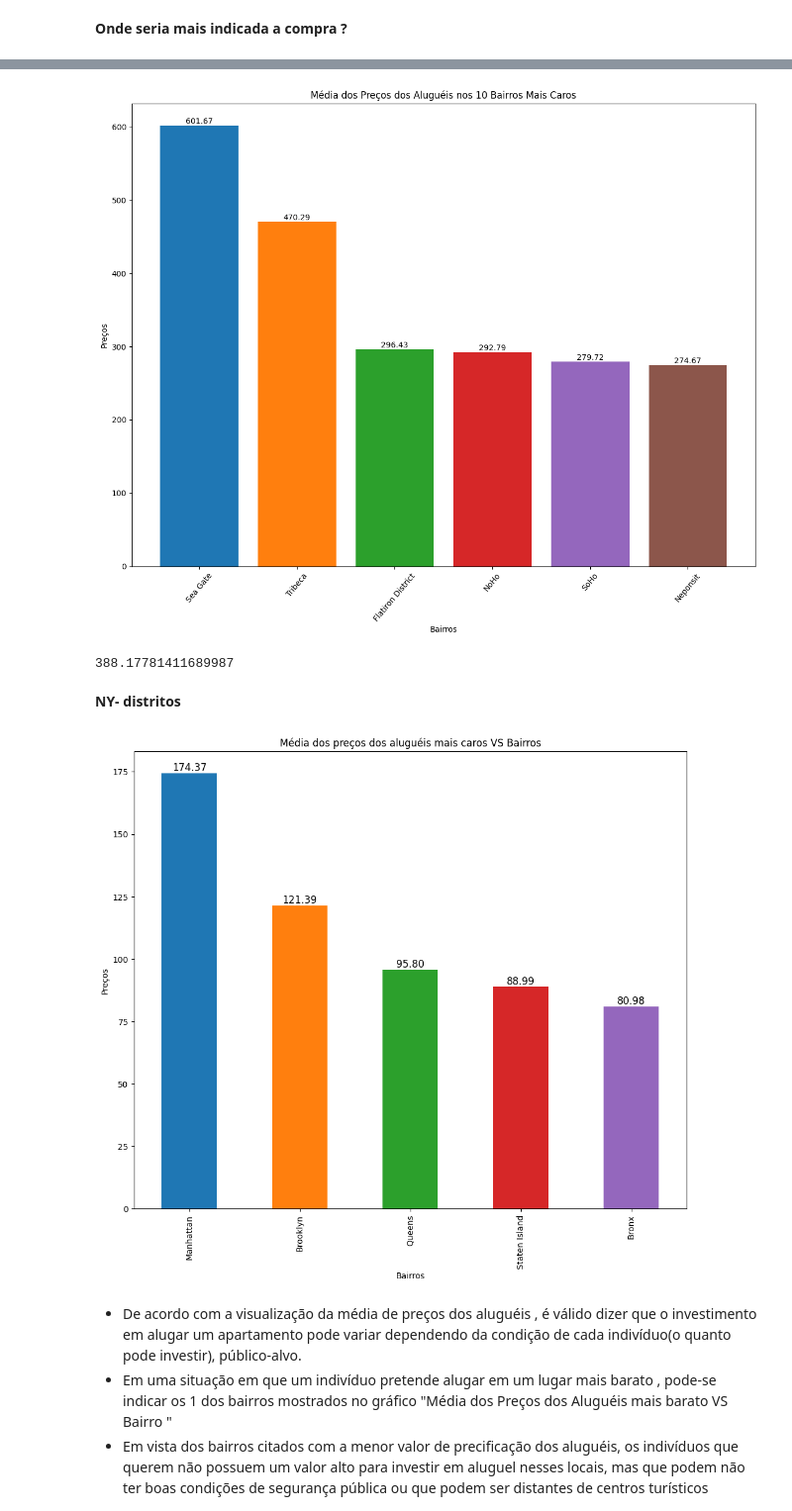
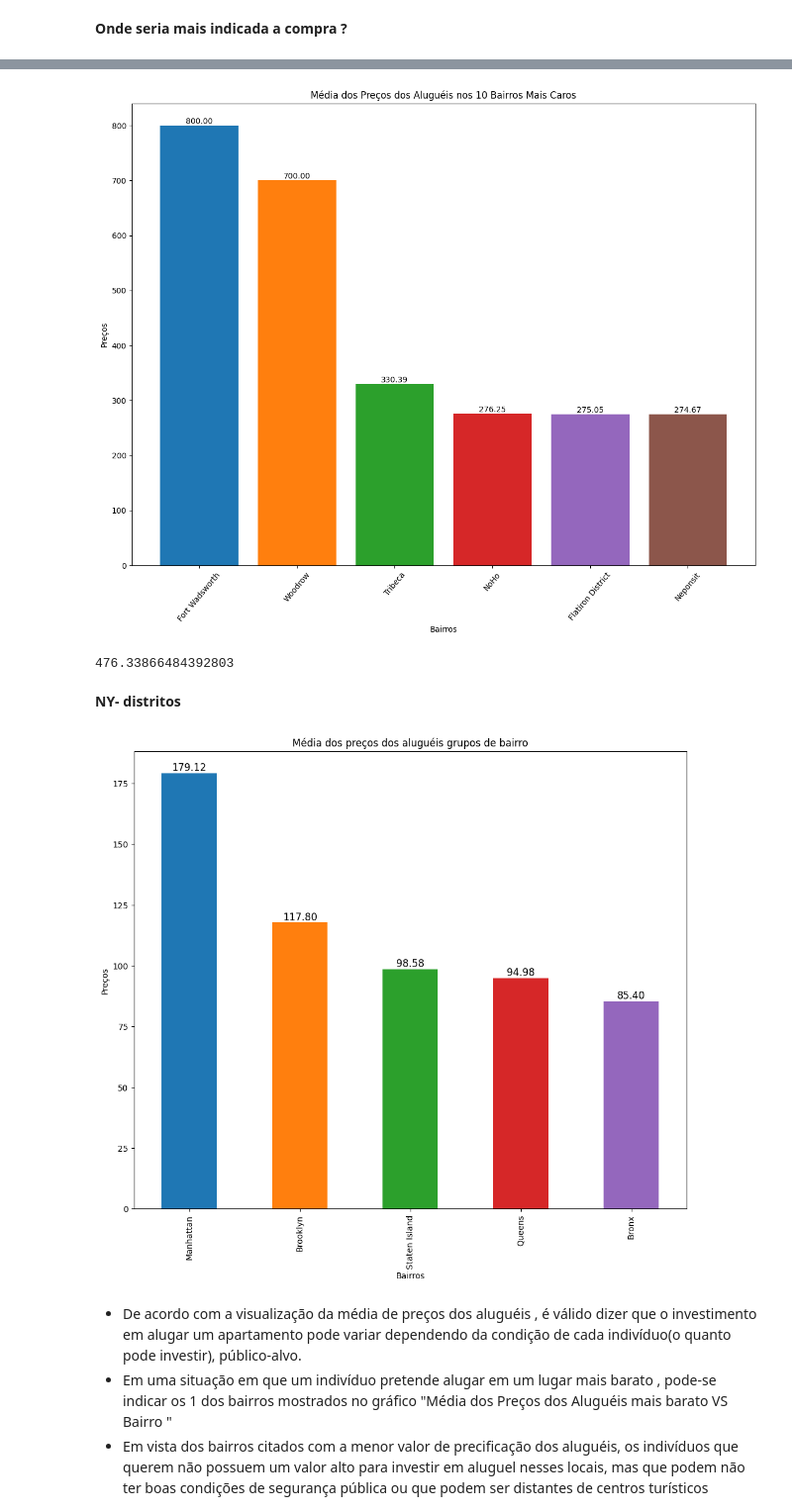
Before and after one commit to brenaSF/LH_CD_BrenaFreitas, a Jupyter notebook: LH_CD_BrenaFreitas.ipynb, the cells around one changed output, grey strips where cells are left out. Shown at 99% size. Saved outputs shown, nothing was run; the diff lists cells and outputs as text; code cells hidden in the pictures.

```diff
--- a/LH_CD_BrenaFreitas.ipynb
+++ b/LH_CD_BrenaFreitas.ipynb
@@ -244,10 +247,12 @@ data_final.head()
 # %%
-data_final = data_final.dropna(subset=['preco'])
-data_final = data_final.dropna(subset=['tipo_quarto_Entire home/apt', 'tipo_quarto_Private room', 'tipo_quarto_Shared room'])
-linhas_preco_faltante = data_final[data_final['preco'].isnull()]
+data = data.dropna(subset=['preco'])
+linhas_preco_faltante = data[data['preco'].isnull()]
 
 print("Linhas onde o preço é faltante:")
 print(linhas_preco_faltante)
+
+valores_ausentes2 = data.isnull().sum()
+valores_ausentes2
 # %% [output]
 Linhas onde o preço é faltante:
 Empty DataFrame
@@ -453,6 +442,7 @@ Há 90 lugares com 100 dias ou mais para reservar.
 # %% [markdown]
 ### Criação de novo dataframe
 # %%
-novo_data = data_final.copy()
+novo_data = data.copy()
 novo_data.drop(novo_data[novo_data.preco > 1000].index, axis=0, inplace=True)
 novo_data.drop(novo_data[novo_data.minimo_noites >= 100].index, axis=0, inplace=True)
+novo_data.corr()
@@ -511,7 +491,7 @@ quantidade_bairros_unicos
 import matplotlib.pyplot as plt
 
 # Calcular a média dos bairros com os preços mais baixos
-media_bairros_baratos = data_final.groupby('bairro')['preco'].mean().nsmallest(6)
+media_bairros_baratos = novo_data.groupby('bairro')['preco'].mean().nsmallest(6)
 
 colors = ['#1f77b4', '#ff7f0e', '#2ca02c', '#d62728', '#9467bd', '#8c564b']
 
@@ -535,8 +515,6 @@ plt.show()
 # %%
-import matplotlib.pyplot as plt
 
-
-media_bairros_caros = data_final.groupby('bairro')['preco'].mean().nlargest(6)
+media_bairros_caros = novo_data.groupby('bairro')['preco'].mean().nlargest(6)
 
 colors = ['#1f77b4', '#ff7f0e', '#2ca02c', '#d62728', '#9467bd', '#8c564b']
 
@@ -555,38 +533,38 @@ plt.xticks(rotation=50)
 plt.tight_layout()
 plt.show()
 # %% [output]
-[figure, old version]
+[figure, new version]
 # %%
-media_bairros_caros = data_final.groupby('bairro')['preco'].mean().nlargest(5)
+media_bairros_caros = novo_data.groupby('bairro')['preco'].mean().nlargest(5)
 
 # Calcular a média dos aluguéis nos 5 bairros mais caros
 media_alugueis_caros = media_bairros_caros.mean()
 
 media_alugueis_caros
 # %% [output]
-388.17781411689987
+476.33866484392803
 # %% [markdown]
 **NY- distritos**
 # %%
 
-media_bairro_caro = data_final.groupby('bairro_grupo')['preco'].mean().sort_values(ascending=False)[:6]
+media_bairro_caro = novo_data.groupby('bairro_grupo')['preco'].mean().sort_values(ascending=False)[:6]
 
 colors = ['#1f77b4', '#ff7f0e', '#2ca02c', '#d62728', '#9467bd']
 
 fig, ax = plt.subplots(figsize=(12, 10))
 
 media_bairro_caro.plot(kind= 'bar', ax=ax, color= colors)
 ax.set_xlabel('Bairros')
 ax.set_ylabel('Preços')
-ax.set_title('Média dos preços dos aluguéis mais caros VS Bairros')
+ax.set_title('Média dos preços dos aluguéis grupos de bairro')
 
 for i, (bairro, preco) in enumerate(media_bairro_caro.items()):
     ax.annotate(f'{preco:.2f}', (i, preco), ha='center', va='bottom', fontsize=12)
 
 
 plt.show()
 # %% [output]
-[figure, old version]
+[figure, new version]
 # %% [markdown]
 
 *  De acordo com a visualização da média de preços dos aluguéis , é válido dizer que o investimento em alugar um apartamento pode variar dependendo da condição de cada indivíduo(o quanto pode investir), público-alvo.
```
Also changed, not shown: parts of 79 cells of this notebook.
